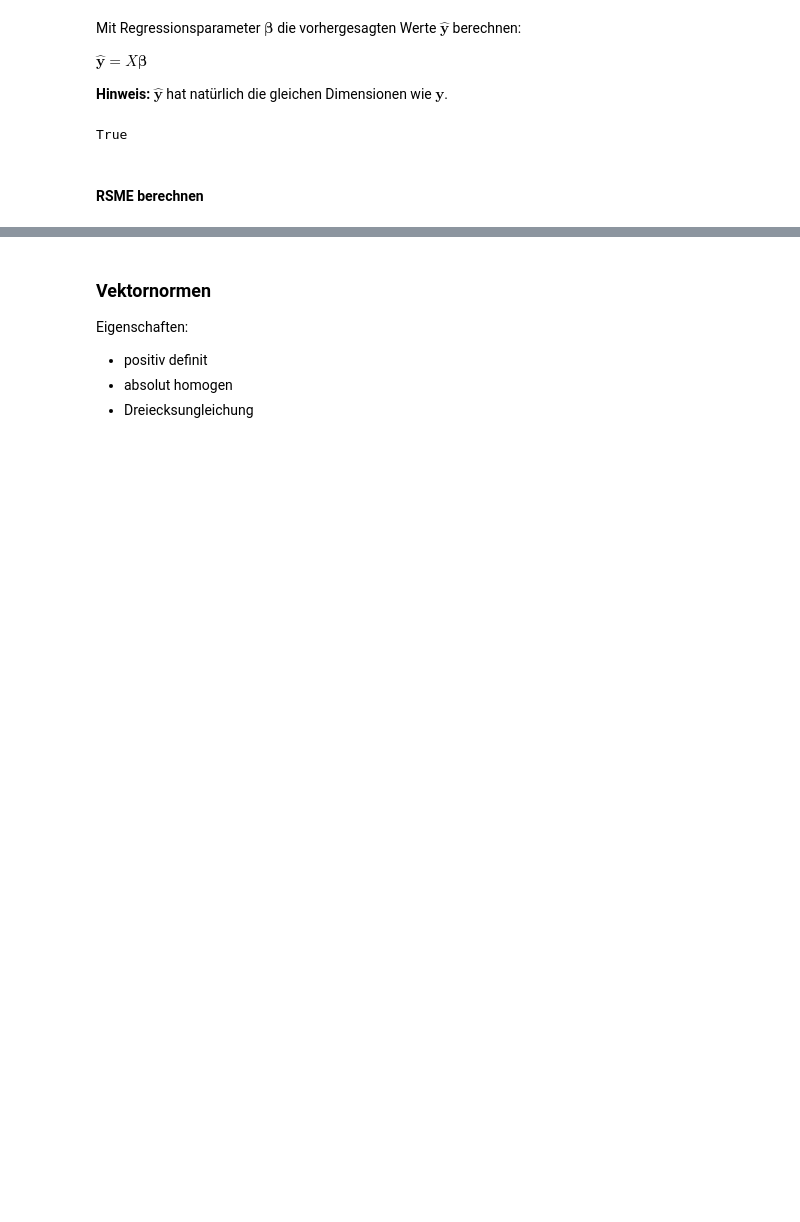
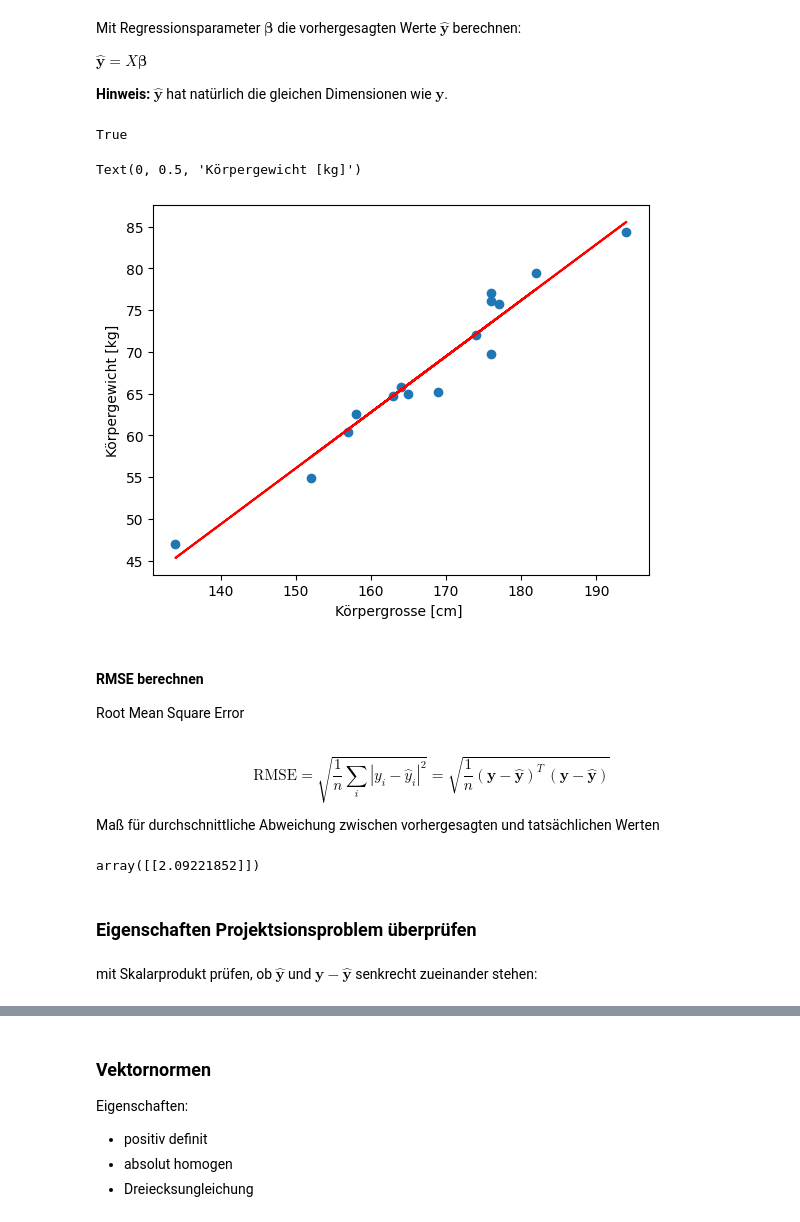
Before and after one commit to Sandra-Senn/ala_fhnw_HS24, a Jupyter notebook: formeln_MSP.ipynb, the cells around one changed output, grey strips where cells are left out. Saved outputs shown, nothing was run; the diff lists cells and outputs as text; code cells hidden in the pictures; blank space fills up the shorter version.

```diff
--- a/formeln_MSP.ipynb
+++ b/formeln_MSP.ipynb
@@ -238,5 +528,31 @@ np.ndim(y) == np.ndim(y_hat)
 # y_hat
 # %% [output]
 True
-# %% [markdown]
-#### RSME berechnen
+# %%
+plt.scatter(x,y, label='ursprüngliche Datenpunkte')
+plt.plot(x, y_hat, color = "red", label='Regressionsgerade')
+plt.xlabel("Körpergrosse [cm] ")                                                # Anpassen
+plt.ylabel("Körpergewicht [kg]")
+# %% [output]
+Text(0, 0.5, 'Körpergewicht [kg]')
+[figure, added]
+# %% [markdown]
+#### RMSE berechnen
+
+Root Mean Square Error
+# %% [markdown]
+$$
+\text{RMSE} = \sqrt{ \frac1n \sum_i |y_i - \hat{y}_i|^2 } = \sqrt{ \frac1n (\mathbf{y} - \mathbf{\hat{y}})^T \, (\mathbf{y} - \mathbf{\hat{y}}) }
+$$
+
+Maß für  durchschnittliche Abweichung zwischen vorhergesagten und tatsächlichen Werten
+# %%
+y_y_hat = y-y_hat
+RSME = np.sqrt((1/len(y))*y_y_hat.T@y_y_hat)
+RSME
+# %% [output]
+array([[2.09221852]])
+# %% [markdown]
+### Eigenschaften Projektsionsproblem überprüfen
+# %% [markdown]
+mit Skalarprodukt prüfen, ob $\mathbf{\hat{y}}$ und $\mathbf{y} - \mathbf{\hat{y}}$  senkrecht zueinander stehen:
```
Also changed, not shown: parts of 67 cells of this notebook, 19 other files.
